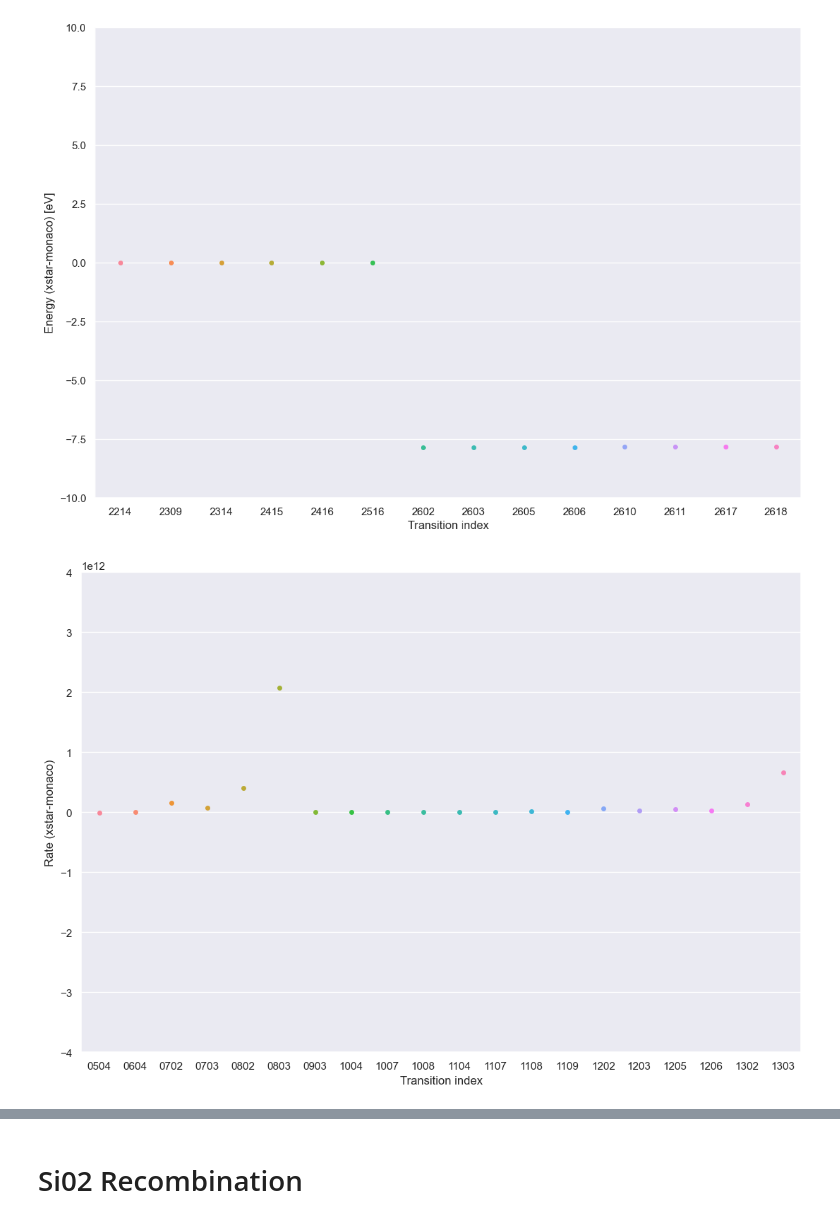
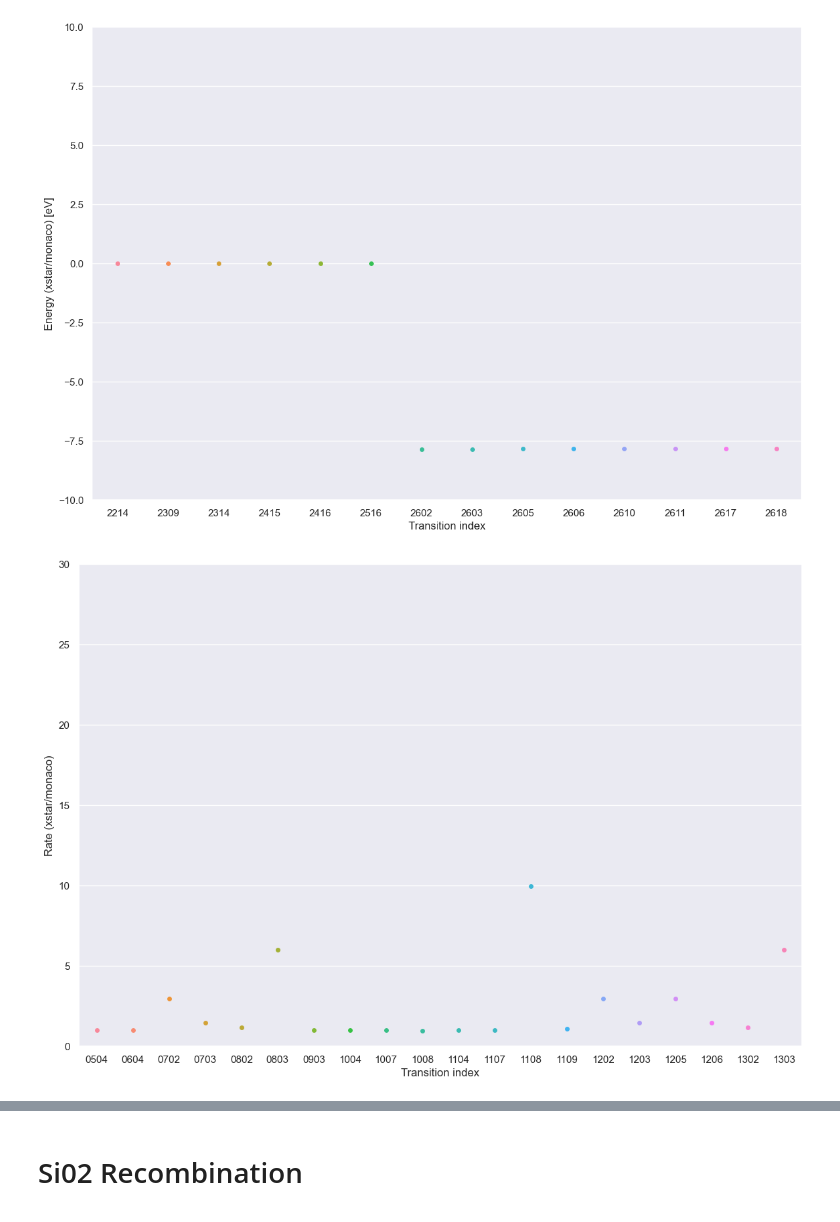
Before and after one commit to AtsushiTanimoto/AtomicDatabase, a Jupyter notebook: code/comparison/comparison.ipynb, the cells around one changed output, grey strips where cells are left out. Saved outputs shown, nothing was run; the diff lists cells and outputs as text; code cells hidden in the pictures.

Commit message:
updated figure

```diff
--- a/code/comparison/comparison.ipynb
+++ b/code/comparison/comparison.ipynb
@@ -87,7 +87,7 @@ savefig        ("/Users/tanimoto/github/atomicdatabase/figure/00.png")
 # %% [markdown]
 # Si01 Transition
 # %%
-Xstar_Si01_Transition = read_csv("/Users/tanimoto/github/atomicdatabase/database/xstar/Si/Si01_Transition.tsv",sep="\t")
+Xstar_Si01_Transition = read_csv("/Users/tanimoto/github/atomicdatabase/database/xstar/Si/Si01_Transition01.tsv",sep="\t")
 Xstar_Si01_Transition = Xstar_Si01_Transition.drop(columns="Unnamed: 0")
 Xstar_Si01_Transition
 # %% [output]
@@ -150,7 +150,7 @@ for i in range(len(Xstar_Si01_Transition.index)):
             Si01_Transition_Index    += ["{0:04d}".format(100*Xstar_Si01_Transition["Initial Level"][i]+Xstar_Si01_Transition["Final Level"][i])]
             Si01_Transition_Energy   += [Xstar_Si01_Transition["Energy"][i]-Monaco_Si01_Transition["Energy"][j]]
             Si01_Transition_Strength += [Xstar_Si01_Transition["Strength"][i]-Monaco_Si01_Transition["Strength"][j]]
-            Si01_Transition_Rate     += [Xstar_Si01_Transition["Rate"][i]-Monaco_Si01_Transition["Rate"][j]]
+            Si01_Transition_Rate     += [Xstar_Si01_Transition["Rate"][i]/Monaco_Si01_Transition["Rate"][j]]
 # %%
 fi     = figure(figsize=(12,8),dpi=200)
 subplots_adjust(left=0.075, bottom=0.075, right=0.975, top=0.975)
@@ -194,13 +194,13 @@ savefig        ("/Users/tanimoto/github/atomicdatabase/figure/04.png")
 # %%
 fi     = figure(figsize=(12,8),dpi=100)
 subplots_adjust(left=0.075, bottom=0.075, right=0.975, top=0.975)
-axis           ([0e+0,3e+3,-4e+12,+4e+12])
+axis           ([0e+0,3e+3,+0e+0,+3e+1])
 swarmplot      (x=Si01_Transition_Index[0:20], y=Si01_Transition_Rate[0:20])
 xlabel         ("Transition index")
-ylabel         ("Rate (xstar-monaco)")
+ylabel         ("Rate (xstar/monaco)")
 savefig        ("/Users/tanimoto/github/atomicdatabase/figure/05.png")
 # %% [output]
-[figure, old version]
+[figure, new version]
 # %%
 fi     = figure(figsize=(12,8),dpi=100)
 subplots_adjust(left=0.075, bottom=0.075, right=0.975, top=0.975)
```
Also changed, not shown: parts of 5 cells of this notebook, 8 other files.
